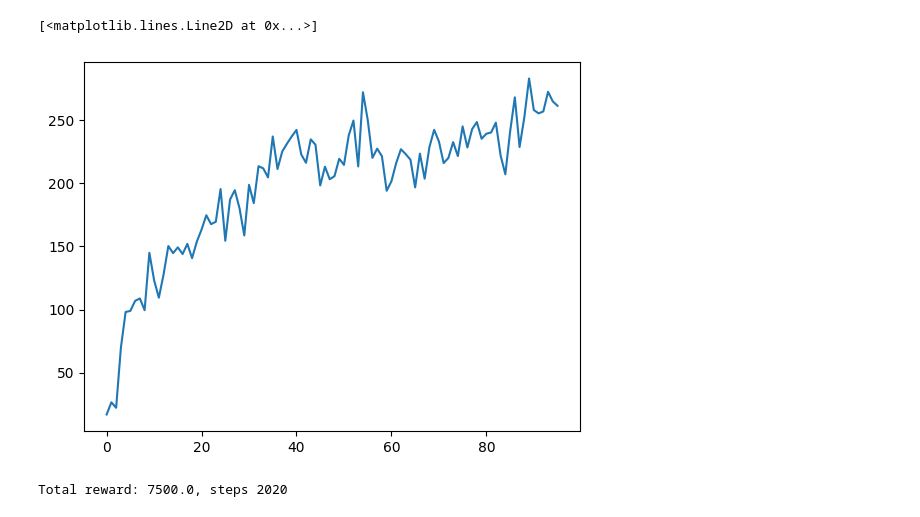
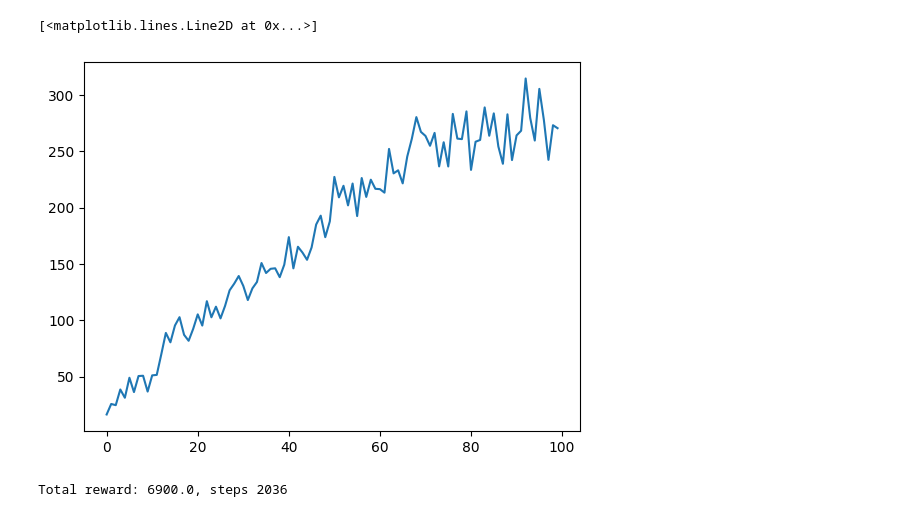
Before and after one commit to zeux/mlexp, a Jupyter notebook: kungfu/kungfu.ipynb, the cells around one changed output. Drawn from its saved outputs; the diff is of its cells as text; code cells hidden in the pictures.

Commit message:
kungfu: Switch back to RGB for now and optimize the pipeline
This gets us from ~40 to ~32s per epoch; it looks like it might be time
to switch to multithreaded CPU execution.

```diff
--- a/kungfu/kungfu.ipynb
+++ b/kungfu/kungfu.ipynb
@@ -16,10 +13,9 @@ A.L.E: Arcade Learning Environment (version 0.8.1+53f58b7)
 def transform(state):
     out = torch.from_numpy(state).permute(2, 1, 0)
     out = out.float() / 255.0
-    out = F.interpolate(out.unsqueeze(0), size=(96, 128), mode='bilinear').squeeze(0)
-    out = out[0] * 0.2126 + out[1] * 0.7152 + out[2] * 0.1140 # grayscale
-    out = out[:, 32:128] # crop to game field
-    return out.unsqueeze(0).half()
+    out = F.avg_pool2d(out, kernel_size=2, stride=2)
+    out = out[:, :, 52:84] # crop to game field
+    return out
 
 def readhealth(state):
     return (state[45, 50:82, 1] > 128).astype(float).mean()
@@ -63,38 +59,31 @@ def batches(env, agent, batch_size, num_rollouts, max_steps=1000, reward_discoun
         gamea = gamea[batch_size:]
         gamer = gamer[batch_size:]
 
+@torch.no_grad()
 def agent(state, net, device):
     state = state.float().to(device)
     pred = net(state)
     assert(len(pred.shape) == 1)
     prob = F.softmax(pred, dim=0)
+    prob = prob.cpu() # multinomial is way slower in CUDA, even once you account for the transfer time
     act = torch.multinomial(prob, 1)
     return act.item()
-
-def agentk(state, net, device, topk):
-    state = state.float().to(device)
-    pred = net(state)
-    assert(len(pred.shape) == 1)
-    topv, topi = pred.topk(topk)
-    prob = F.softmax(topv, dim=0)
-    act = torch.multinomial(prob, 1)
-    return topi[act.item()].item()
 # %%
 class AtariNet(nn.Module):
     def __init__(self, input_shape, num_actions):
         super().__init__()
         self.conv = nn.Sequential(
-            nn.Conv2d(input_shape[0], 32, kernel_size=8, stride=4),
-            nn.ReLU(),
+            nn.Conv2d(input_shape[0], 32, kernel_size=4, stride=2),
+            nn.ReLU(inplace=True),
             nn.Conv2d(32, 64, kernel_size=4, stride=2),
-            nn.ReLU(),
+            nn.ReLU(inplace=True),
             nn.Conv2d(64, 64, kernel_size=3, stride=1),
-            nn.ReLU()
+            nn.ReLU(inplace=True)
         )
         conv_out_size = self._get_conv_out(input_shape)
         self.fc = nn.Sequential(
             nn.Linear(conv_out_size, 512),
-            nn.ReLU(),
+            nn.ReLU(inplace=True),
             nn.Linear(512, num_actions)
         )
 
@@ -112,12 +101,12 @@ class AtariNet(nn.Module):
 import time
 
 device = 'cuda' if torch.cuda.is_available() else 'cpu'
-net = AtariNet((1, 96, 96), env.action_space.n)
+net = AtariNet((3, 32, 80), env.action_space.n)
 net = net.to(device)
 
 optimizer = torch.optim.AdamW(net.parameters(), lr=1e-3)
 
-num_epochs = 96
+num_epochs = 100
 num_rollouts = 32
 batch_size = 128
 
@@ -180,9 +169,9 @@ Epoch 95 took 35.89s, reward: 261.23, loss: 534.18
 [<matplotlib.lines.Line2D at 0x...>]
-[figure, old version]
+[figure, new version]
 # %%
 device = 'cuda' if torch.cuda.is_available() else 'cpu'
 
-net = AtariNet((1, 96, 96), env.action_space.n).to(device)
+net = AtariNet((3, 32, 80), env.action_space.n).to(device)
 net.load_state_dict(torch.load('kungfu.pth', weights_only=True))
 
 testenv = gym.make("ALE/KungFuMaster-v5")
@@ -203,4 +192,4 @@ testenv.close()
 
 print(f'Total reward: {total_reward}, steps {total_steps}')
 # %% [output]
-Total reward: 7500.0, steps 2020
+Total reward: 6900.0, steps 2036
```
Also changed, not shown: parts of 2 cells of this notebook.
